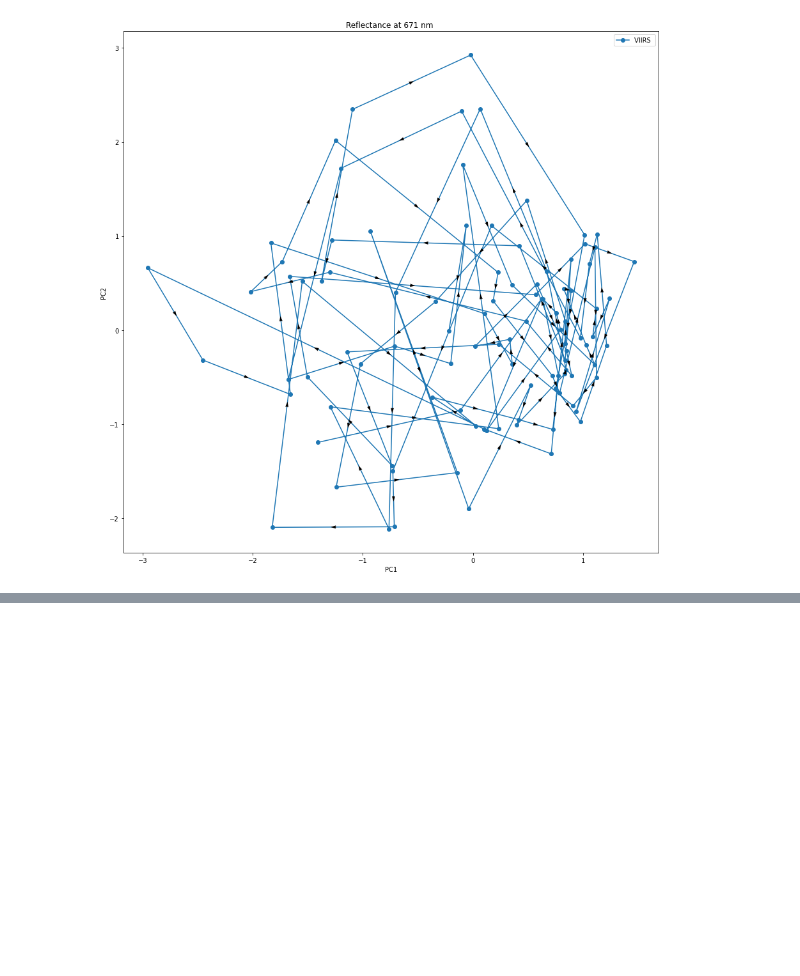
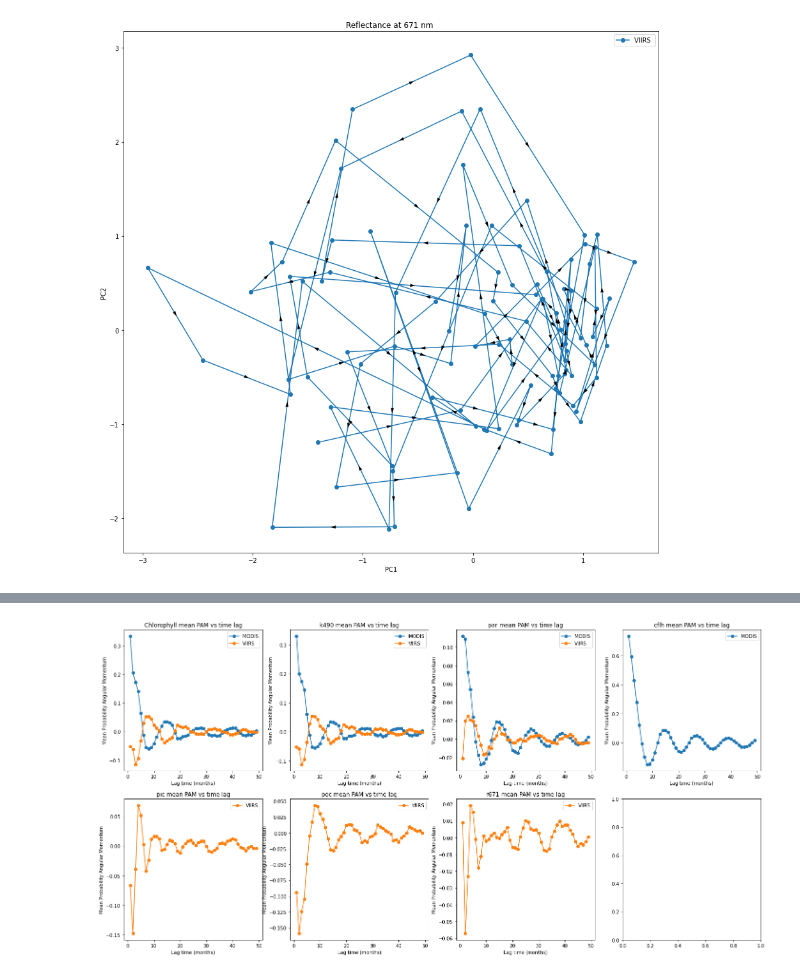
Before and after one commit to austinbennysmith/OSOM-ERDDAP, a Jupyter notebook: plankton/EOF_Analysis.ipynb, the cells around one changed output, grey strips where cells are left out. Saved outputs shown, nothing was run; the diff lists cells and outputs as text; code cells hidden in the pictures; blank space fills up the shorter version.

```diff
--- a/plankton/EOF_Analysis.ipynb
+++ b/plankton/EOF_Analysis.ipynb
@@ -497,0 +586,20 @@ for variable in variableslist: #looping through all the variables
+# %%
+my_T_list = np.arange(1, 50) # How far out should I go with T-values? I think 50 seems reasonable.
+PAM_means(my_T_list)
+VARIABLES = list(PAM_means_dict.keys())
+color_dict = {
+    'MODIS': '#1f77b4',
+    'VIIRS': '#ff7f0e'
+}
+fig, axs = plt.subplots(2, 4, figsize=[24, 12])
+axlist = axs.flatten()
+for i in range(7):
+  for satellite in PAM_means_dict[VARIABLES[i]].keys():
+    axlist[i].plot(my_T_list, PAM_means_dict[VARIABLES[i]][satellite], '-o', label=satellite, color=color_dict[satellite])
+  axlist[i].set_xlabel('Lag time (months)')
+  axlist[i].set_ylabel('Mean Probability Angular Momentum')
+  axlist[i].set_title(VARIABLES[i]+' mean PAM vs time lag')
+  axlist[i].legend()
+  # plt.plot(my_T_list, PAM_means_dict['cflh']['VIIRS'], '-o')
+# %% [output]
+[figure, added]
```
Also changed, not shown: parts of 9 cells of this notebook.
